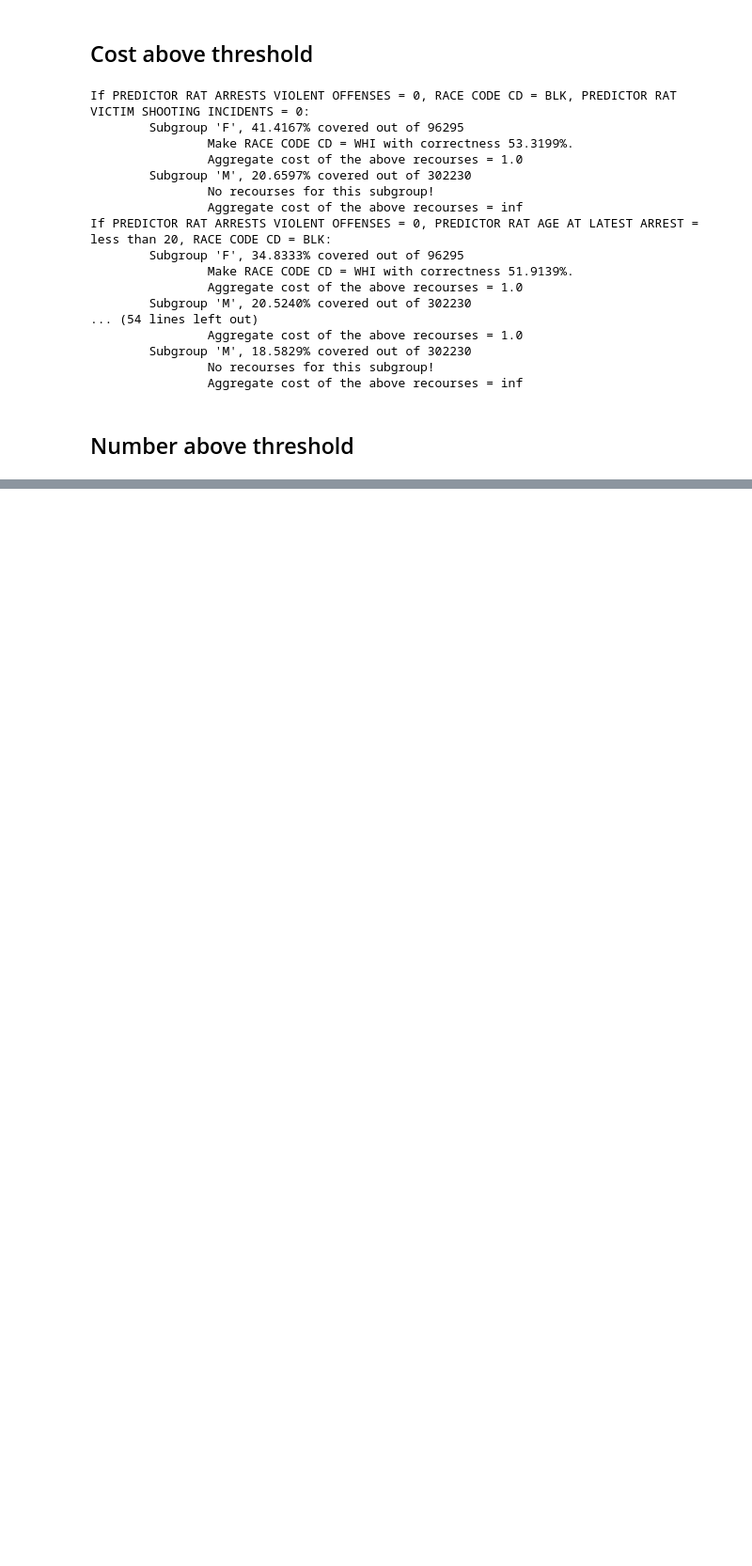
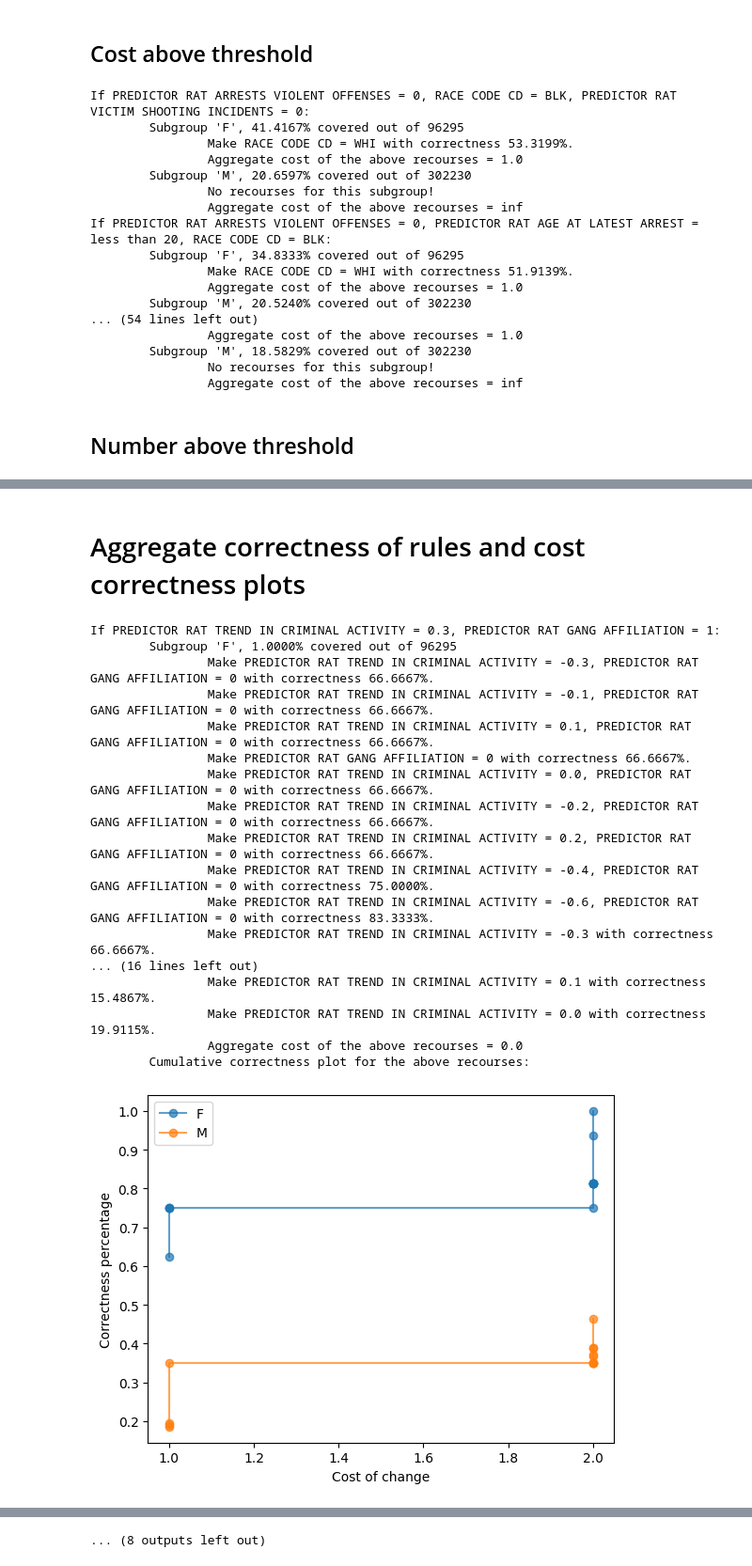
Before and after one commit to AutoFairAthenaRC/FACTS, a Jupyter notebook: gfacts/SSLDataset/SSLDataset.ipynb, the cells around one changed output, grey strips where cells are left out. Shown at 94% size. Drawn from its saved outputs; the diff is of its cells as text; code cells hidden in the pictures; blank space fills up the shorter version.

```diff
--- a/gfacts/SSLDataset/SSLDataset.ipynb
+++ b/gfacts/SSLDataset/SSLDataset.ipynb
@@ -331,3 +320,43 @@ If PREDICTOR RAT TREND IN CRIMINAL ACTIVITY = 0.3, PREDICTOR RAT GANG AFFILIATIO
                 Make PREDICTOR RAT TREND IN CRIMINAL ACTIVITY = -0.4 with correctness 50.0000%.
                 Make PREDICTOR RAT TREND IN CRIMINAL ACTIVITY = -0.6 with correctness 51.5385%.
                 Aggregate cost of the above recourses = 2.0
+# %% [markdown]
+# Aggregate correctness of rules and cost correctness plots
+# %%
+top_rules, subgroup_costs = gfacts.select_rules_subset(
+    rules_by_if,
+    metric="num-above-thr",
+    sort_strategy="abs-diff-decr-ignore-forall-subgroups-empty",
+    top_count=10,
+    cor_threshold=0.5,
+    # filter_sequence=["remove-below-thr"]
+)
+
+cum_cors = gfacts.cumcorr_all(top_rules, X_test, model, sensitive_attribute="SEX CODE CD")
+
+pop_sizes = {sg: (X["SEX CODE CD"] == sg).sum() for sg in X["SEX CODE CD"].unique()}
+print_recourse_report(
+    top_rules,
+    population_sizes = pop_sizes,
+    subgroup_costs=subgroup_costs,
+    aggregate_cors_costs=cum_cors
+)
+# %% [output]
+If PREDICTOR RAT TREND IN CRIMINAL ACTIVITY = 0.3, PREDICTOR RAT GANG AFFILIATION = 1:
+        Subgroup 'F', 1.0000% covered out of 96295
+                Make PREDICTOR RAT TREND IN CRIMINAL ACTIVITY = -0.3, PREDICTOR RAT GANG AFFILIATION = 0 with correctness 66.6667%.
+                Make PREDICTOR RAT TREND IN CRIMINAL ACTIVITY = -0.1, PREDICTOR RAT GANG AFFILIATION = 0 with correctness 66.6667%.
+                Make PREDICTOR RAT TREND IN CRIMINAL ACTIVITY = 0.1, PREDICTOR RAT GANG AFFILIATION = 0 with correctness 66.6667%.
+                Make PREDICTOR RAT GANG AFFILIATION = 0 with correctness 66.6667%.
+                Make PREDICTOR RAT TREND IN CRIMINAL ACTIVITY = 0.0, PREDICTOR RAT GANG AFFILIATION = 0 with correctness 66.6667%.
+                Make PREDICTOR RAT TREND IN CRIMINAL ACTIVITY = -0.2, PREDICTOR RAT GANG AFFILIATION = 0 with correctness 66.6667%.
+                Make PREDICTOR RAT TREND IN CRIMINAL ACTIVITY = 0.2, PREDICTOR RAT GANG AFFILIATION = 0 with correctness 66.6667%.
+                Make PREDICTOR RAT TREND IN CRIMINAL ACTIVITY = -0.4, PREDICTOR RAT GANG AFFILIATION = 0 with correctness 75.0000%.
+                Make PREDICTOR RAT TREND IN CRIMINAL ACTIVITY = -0.6, PREDICTOR RAT GANG AFFILIATION = 0 with correctness 83.3333%.
+                Make PREDICTOR RAT TREND IN CRIMINAL ACTIVITY = -0.3 with correctness 66.6667%.
+... (16 lines left out)
+                Make PREDICTOR RAT TREND IN CRIMINAL ACTIVITY = 0.1 with correctness 15.4867%.
+                Make PREDICTOR RAT TREND IN CRIMINAL ACTIVITY = 0.0 with correctness 19.9115%.
+                Aggregate cost of the above recourses = 0.0
+        Cumulative correctness plot for the above recourses:
+[figure, added]
@@ -333,0 +453 @@ If PREDICTOR RAT TREND IN CRIMINAL ACTIVITY = 0.3, PREDICTOR RAT GANG AFFILIATIO
+... (8 outputs left out)
```
Also changed, not shown: parts of 8 cells of this notebook, 3 other files.
